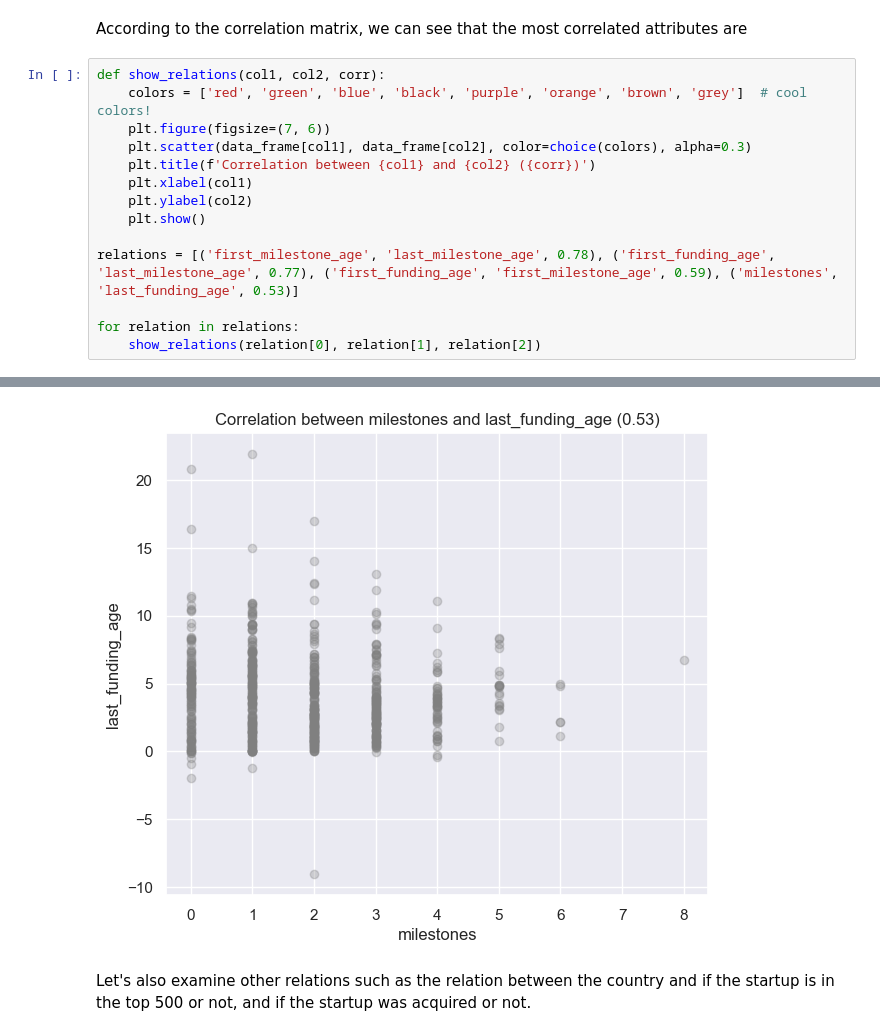
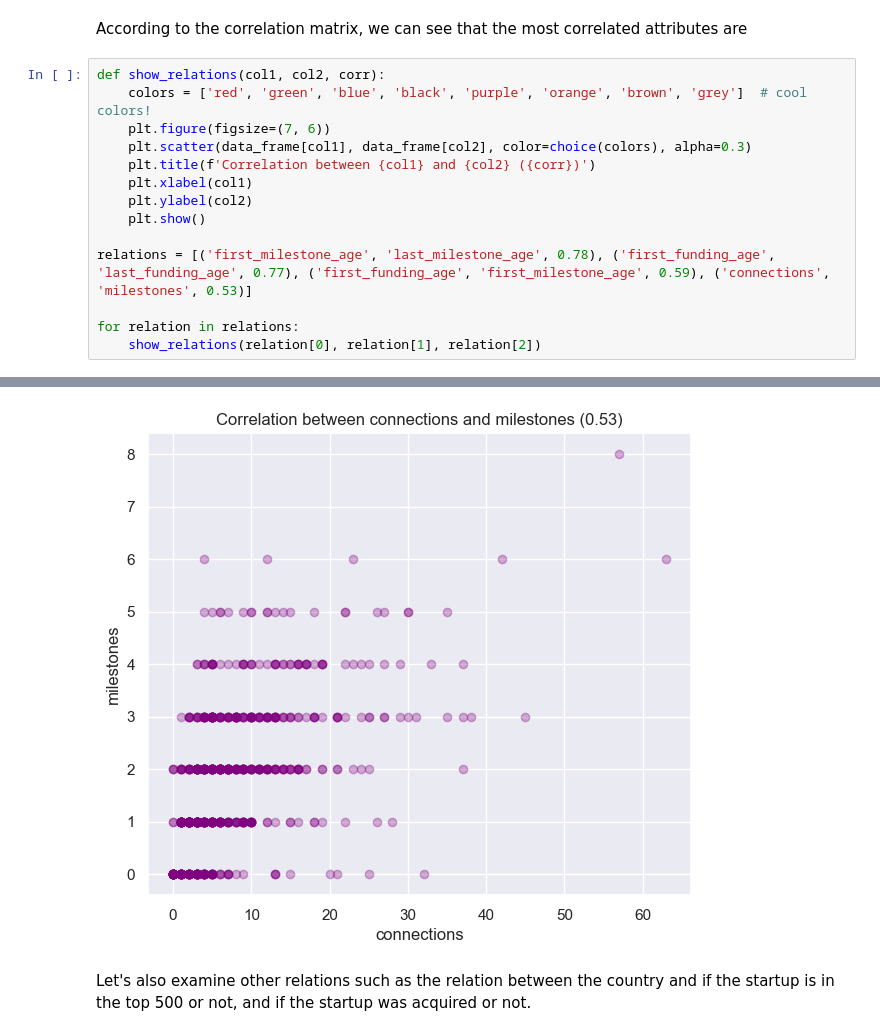
Before and after one commit to Liri-Be/DataMining, a Jupyter notebook: part-1/part1.ipynb, the cells around one changed output, grey strips where cells are left out. Cells and saved outputs as stored; diff of their text form.

```diff
--- a/part-1/part1.ipynb
+++ b/part-1/part1.ipynb
@@ -275,7 +307,7 @@ def show_relations(col1, col2, corr):
     plt.ylabel(col2)
     plt.show()
 
-relations = [('first_milestone_age', 'last_milestone_age', 0.78), ('first_funding_age', 'last_milestone_age', 0.77), ('first_funding_age', 'first_milestone_age', 0.59), ('milestones', 'last_funding_age', 0.53)]
+relations = [('first_milestone_age', 'last_milestone_age', 0.78), ('first_funding_age', 'last_funding_age', 0.77), ('first_funding_age', 'first_milestone_age', 0.59), ('connections', 'milestones', 0.53)]
 
 for relation in relations:
     show_relations(relation[0], relation[1], relation[2])
@@ -286,4 +318,4 @@ for relation in relations:
-[figure, old version]
+[figure, new version]
 # %% [markdown]
 Let's also examine other relations such as the relation between the country and if the startup is in the top 500 or not, and if the startup was acquired or not.
 # %%
```
Also changed, not shown: parts of 17 cells of this notebook.
